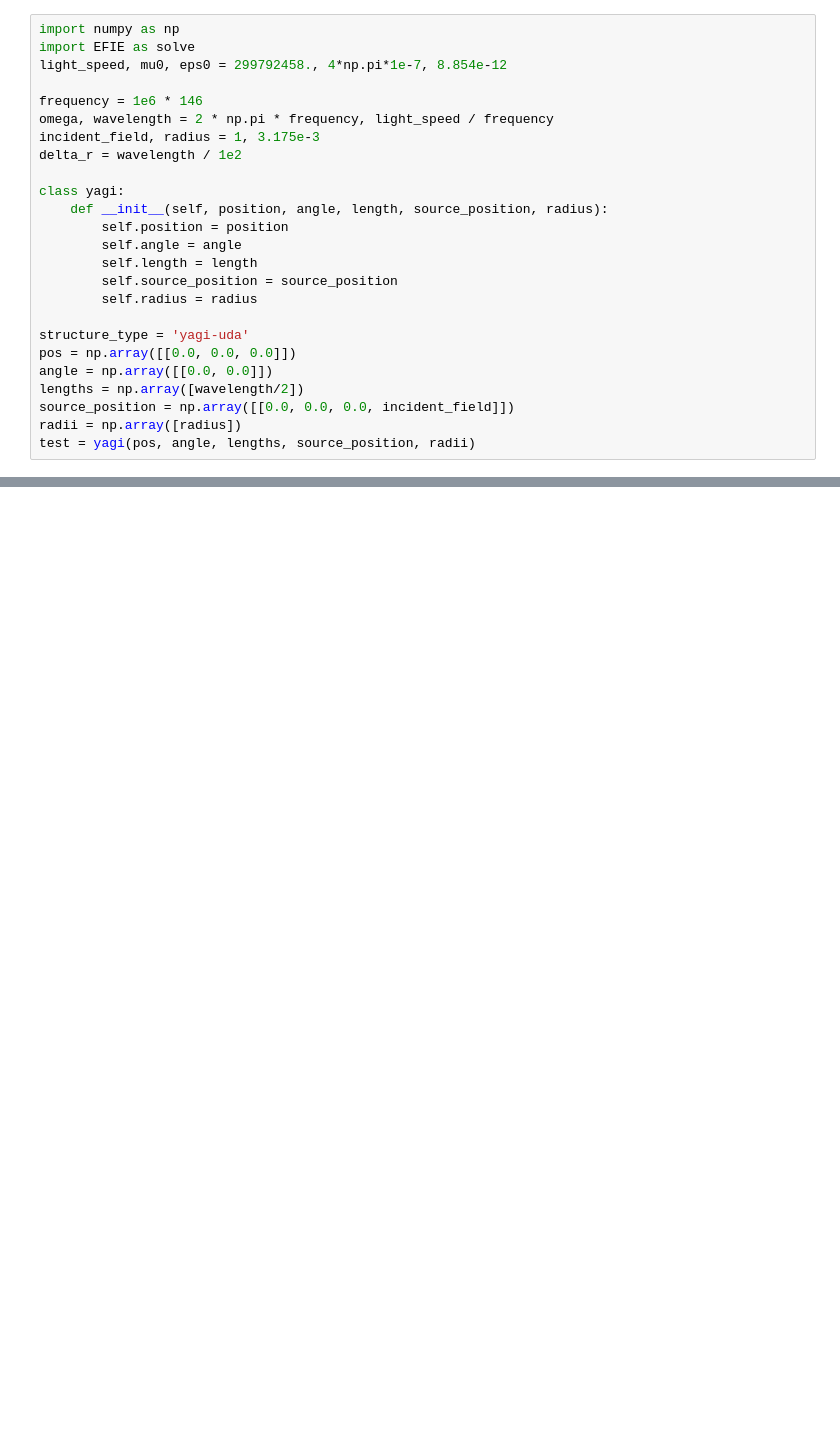
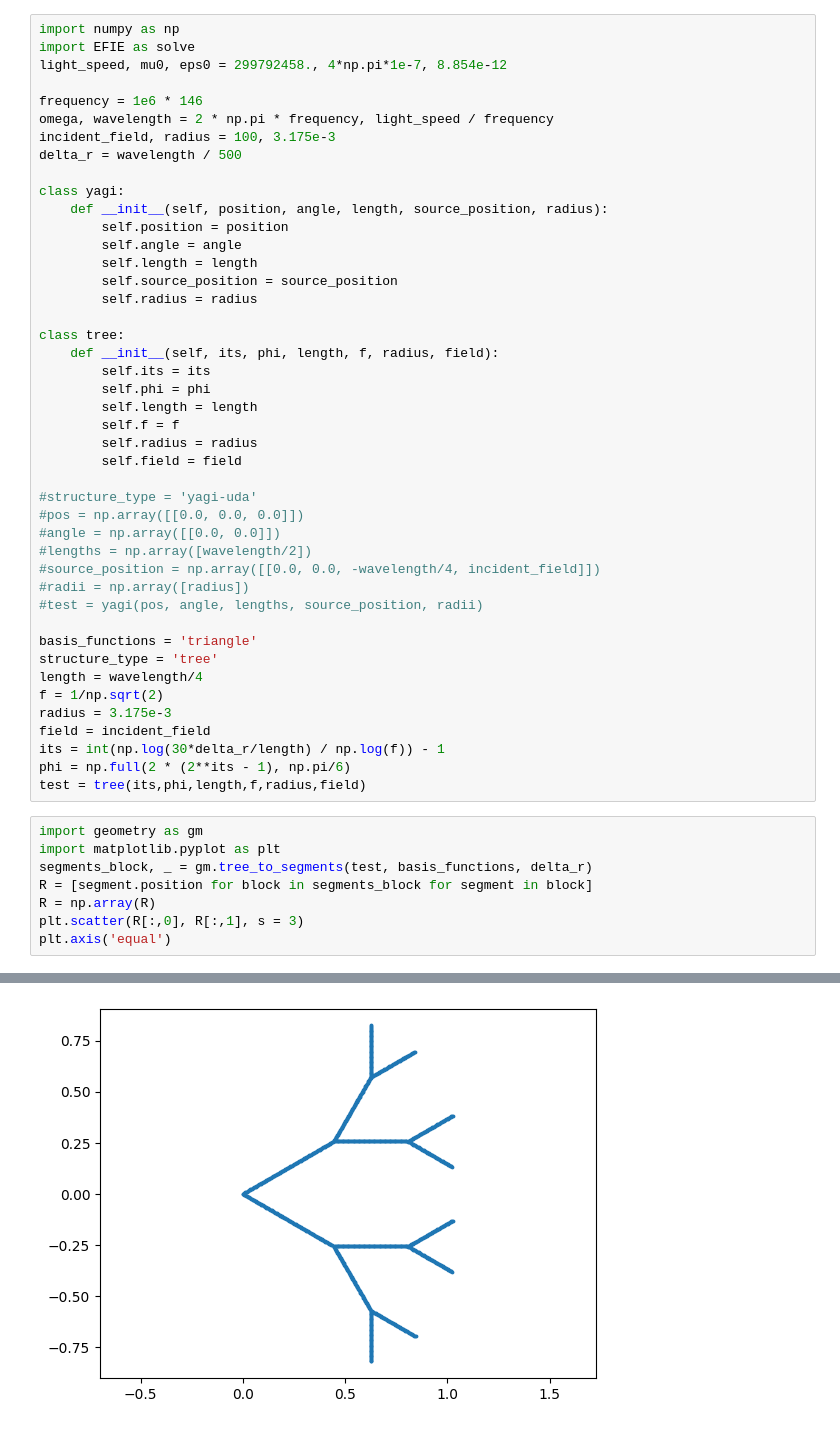
Before and after one commit to Sh4DowBurn/Method-of-Moments-for-antennas, a Jupyter notebook: TEST.ipynb, the cells around one changed output, grey strips where cells are left out. Drawn from its saved outputs; the diff is of its cells as text; blank space fills up the shorter version.

Commit message:
fractal graph

```diff
--- a/TEST.ipynb
+++ b/TEST.ipynb
@@ -5,8 +5,8 @@ light_speed, mu0, eps0 = 299792458., 4*np.pi*1e-7, 8.854e-12
 
 frequency = 1e6 * 146
 omega, wavelength = 2 * np.pi * frequency, light_speed / frequency
-incident_field, radius = 1, 3.175e-3
-delta_r = wavelength / 1e2
+incident_field, radius = 100, 3.175e-3
+delta_r = wavelength / 500
 
 class yagi:
     def __init__(self, position, angle, length, source_position, radius):
@@ -16,10 +16,38 @@ class yagi:
         self.source_position = source_position
         self.radius = radius
 
-structure_type = 'yagi-uda'
-pos = np.array([[0.0, 0.0, 0.0]])
-angle = np.array([[0.0, 0.0]])
-lengths = np.array([wavelength/2])
-source_position = np.array([[0.0, 0.0, 0.0, incident_field]])
-radii = np.array([radius])
-test = yagi(pos, angle, lengths, source_position, radii)
+class tree:
+    def __init__(self, its, phi, length, f, radius, field):
+        self.its = its
+        self.phi = phi
+        self.length = length
+        self.f = f
+        self.radius = radius
+        self.field = field
+
+#structure_type = 'yagi-uda'
+#pos = np.array([[0.0, 0.0, 0.0]])
+#angle = np.array([[0.0, 0.0]])
+#lengths = np.array([wavelength/2])
+#source_position = np.array([[0.0, 0.0, -wavelength/4, incident_field]])
+#radii = np.array([radius])
+#test = yagi(pos, angle, lengths, source_position, radii)
+
+basis_functions = 'triangle'
+structure_type = 'tree'
+length = wavelength/4
+f = 1/np.sqrt(2)
+radius = 3.175e-3
+field = incident_field
+its = int(np.log(30*delta_r/length) / np.log(f)) - 1
+phi = np.full(2 * (2**its - 1), np.pi/6)
+test = tree(its,phi,length,f,radius,field)
+# %%
+import geometry as gm
+import matplotlib.pyplot as plt
+segments_block, _ = gm.tree_to_segments(test, basis_functions, delta_r)
+R = [segment.position for block in segments_block for segment in block]
+R = np.array(R)
+plt.scatter(R[:,0], R[:,1], s = 3)
+plt.axis('equal')
+# %% [output]
@@ -25,0 +58 @@ test = yagi(pos, angle, lengths, source_position, radii)
+[figure, added]
```
Also changed, not shown: parts of 15 cells of this notebook, 3 other files.
